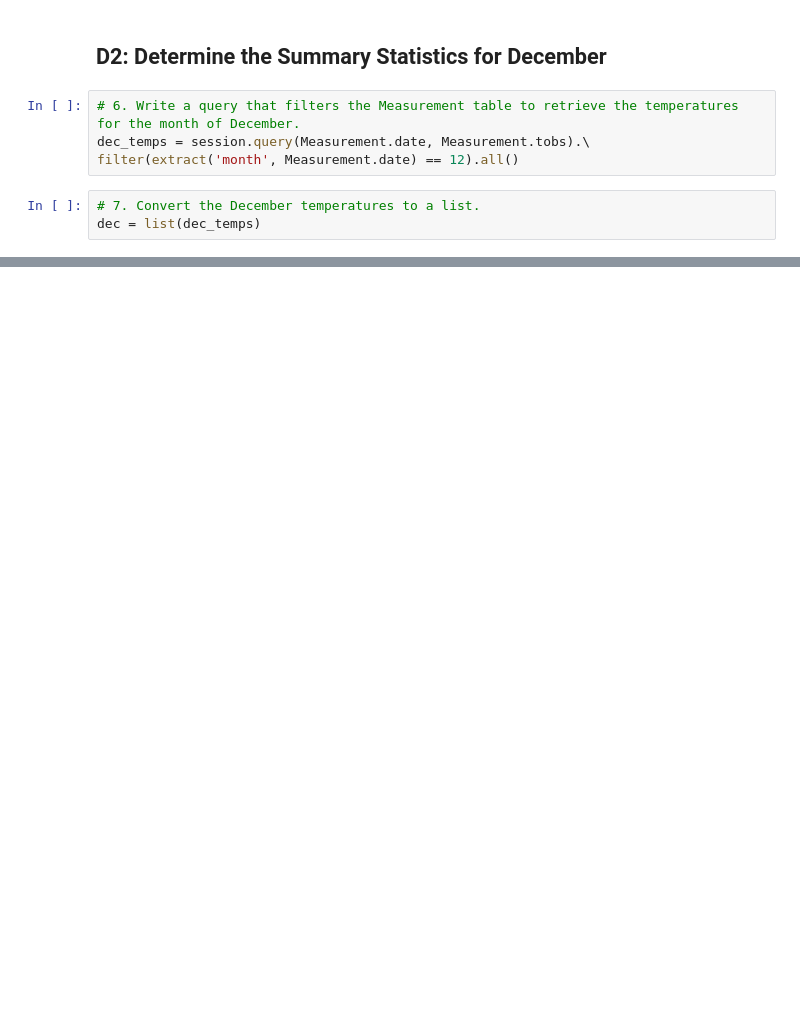
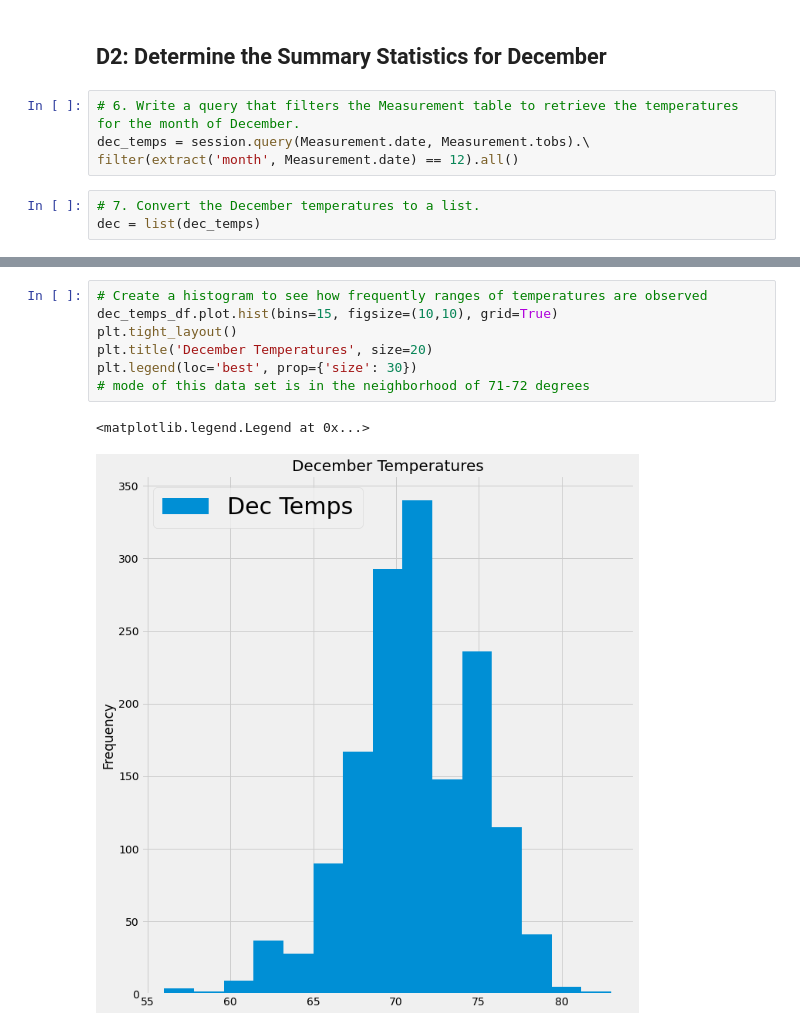
Before and after one commit to ZeroDarkHardy/surfs_up, a Jupyter notebook: SurfsUp_Challenge.ipynb, the cells around one changed output, grey strips where cells are left out. Cells and saved outputs as stored; diff of their text form; blank space fills up the shorter version.

```diff
--- a/SurfsUp_Challenge.ipynb
+++ b/SurfsUp_Challenge.ipynb
@@ -79,0 +114,10 @@ dec_df.describe()
+# %%
+# Create a histogram to see how frequently ranges of temperatures are observed
+dec_temps_df.plot.hist(bins=15, figsize=(10,10), grid=True)
+plt.tight_layout()
+plt.title('December Temperatures', size=20)
+plt.legend(loc='best', prop={'size': 30})
+# mode of this data set is in the neighborhood of 71-72 degrees
+# %% [output]
+<matplotlib.legend.Legend at 0x...>
+[figure, added]
```
Also changed, not shown: parts of 14 cells of this notebook, 10 other files.
